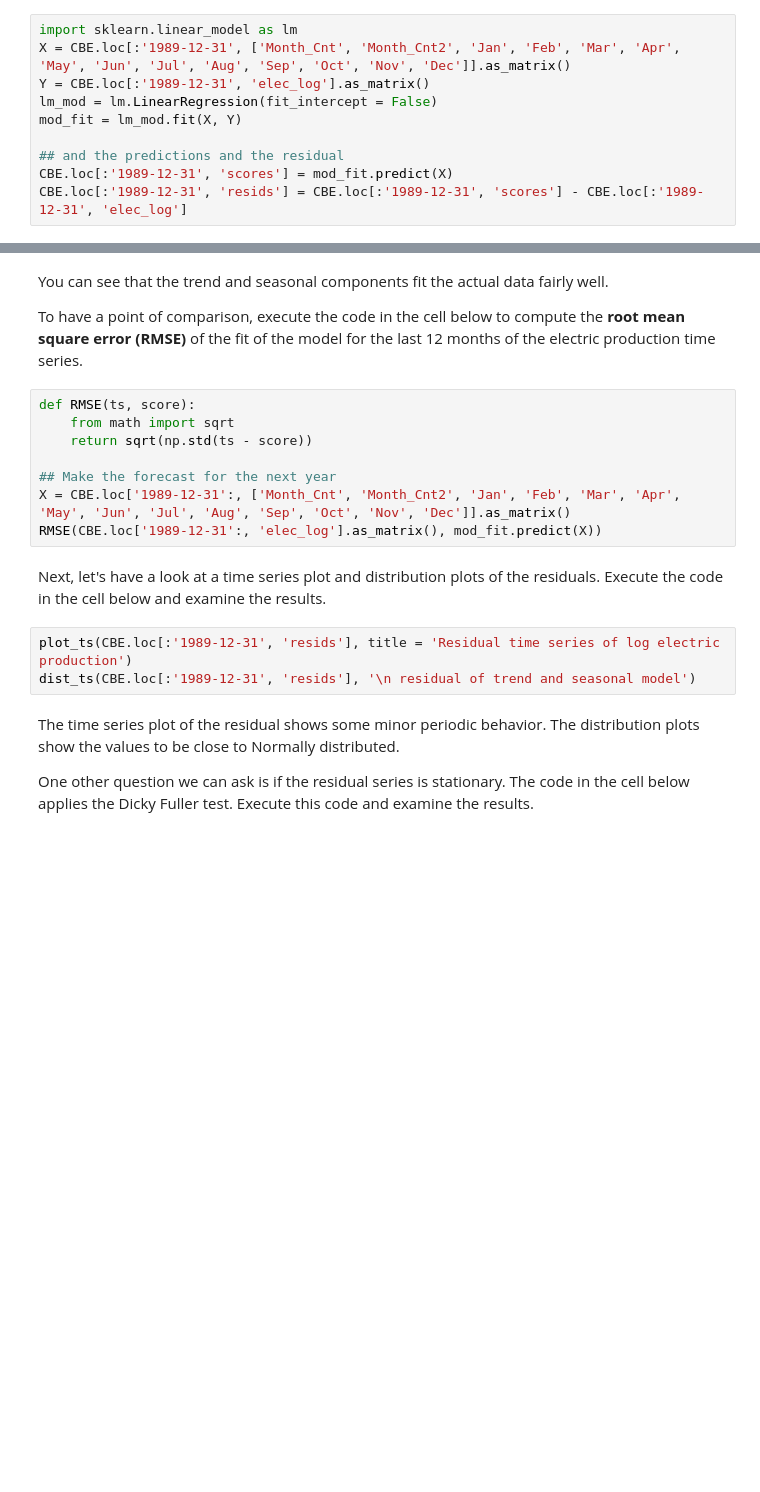
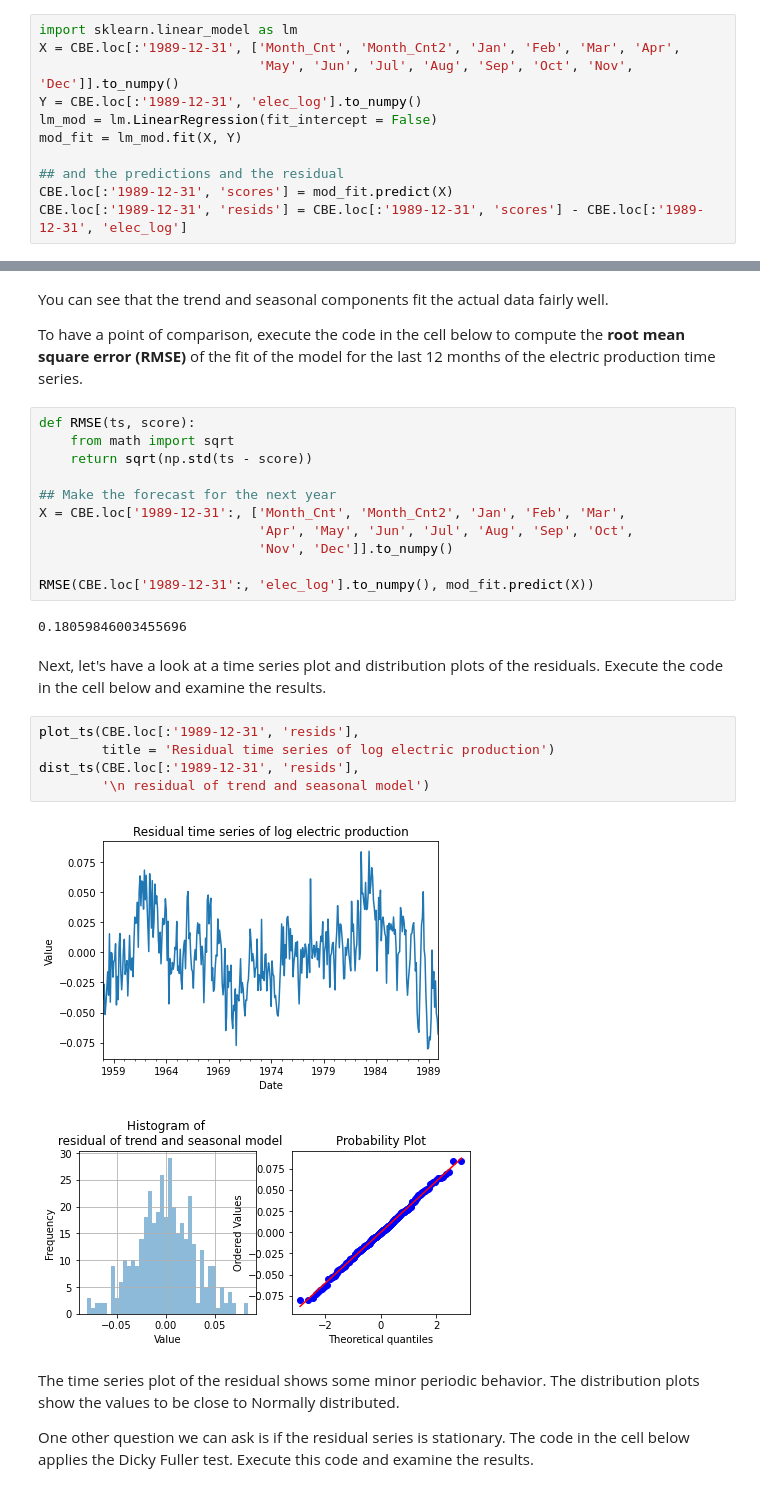
Before and after one commit to anajaved/UW_Data_Science_Cert, a Jupyter notebook: L08-IntroToTimeSeries.ipynb, the cells around one changed output, grey strips where cells are left out. Cells and saved outputs as stored; diff of their text form; blank space fills up the shorter version.

```diff
--- a/L08-IntroToTimeSeries.ipynb
+++ b/L08-IntroToTimeSeries.ipynb
@@ -1226,8 +1261,9 @@ The code in the cell below computes a linear model for coefficients of the trend
 Execute this code.
 # %%
 import sklearn.linear_model as lm
-X = CBE.loc[:'1989-12-31', ['Month_Cnt', 'Month_Cnt2', 'Jan', 'Feb', 'Mar', 'Apr', 'May', 'Jun', 'Jul', 'Aug', 'Sep', 'Oct', 'Nov', 'Dec']].as_matrix()
-Y = CBE.loc[:'1989-12-31', 'elec_log'].as_matrix()
+X = CBE.loc[:'1989-12-31', ['Month_Cnt', 'Month_Cnt2', 'Jan', 'Feb', 'Mar', 'Apr',
+                            'May', 'Jun', 'Jul', 'Aug', 'Sep', 'Oct', 'Nov', 'Dec']].to_numpy()
+Y = CBE.loc[:'1989-12-31', 'elec_log'].to_numpy()
 lm_mod = lm.LinearRegression(fit_intercept = False)
 mod_fit = lm_mod.fit(X, Y)
 
@@ -1257,13 +1295,23 @@ def RMSE(ts, score):
     return sqrt(np.std(ts - score))
 
 ## Make the forecast for the next year
-X = CBE.loc['1989-12-31':, ['Month_Cnt', 'Month_Cnt2', 'Jan', 'Feb', 'Mar', 'Apr', 'May', 'Jun', 'Jul', 'Aug', 'Sep', 'Oct', 'Nov', 'Dec']].as_matrix()
-RMSE(CBE.loc['1989-12-31':, 'elec_log'].as_matrix(), mod_fit.predict(X))
+X = CBE.loc['1989-12-31':, ['Month_Cnt', 'Month_Cnt2', 'Jan', 'Feb', 'Mar',
+                            'Apr', 'May', 'Jun', 'Jul', 'Aug', 'Sep', 'Oct',
+                            'Nov', 'Dec']].to_numpy()
+
+RMSE(CBE.loc['1989-12-31':, 'elec_log'].to_numpy(), mod_fit.predict(X))
+# %% [output]
+0.18059846003455696
 # %% [markdown]
 Next, let's have a look at a time series plot and distribution plots of the residuals. Execute the code in the cell below and examine the results.
 # %%
-plot_ts(CBE.loc[:'1989-12-31', 'resids'], title = 'Residual time series of log electric production')
-dist_ts(CBE.loc[:'1989-12-31', 'resids'], '\n residual of trend and seasonal model')
+plot_ts(CBE.loc[:'1989-12-31', 'resids'],
+        title = 'Residual time series of log electric production')
+dist_ts(CBE.loc[:'1989-12-31', 'resids'],
+        '\n residual of trend and seasonal model')
+# %% [output]
+[figure, added]
+[figure, added]
 # %% [markdown]
 The time series plot of the residual shows some minor periodic behavior. The distribution plots show the values to be close to Normally distributed.
 
```
Also changed, not shown: parts of 11 cells of this notebook.
